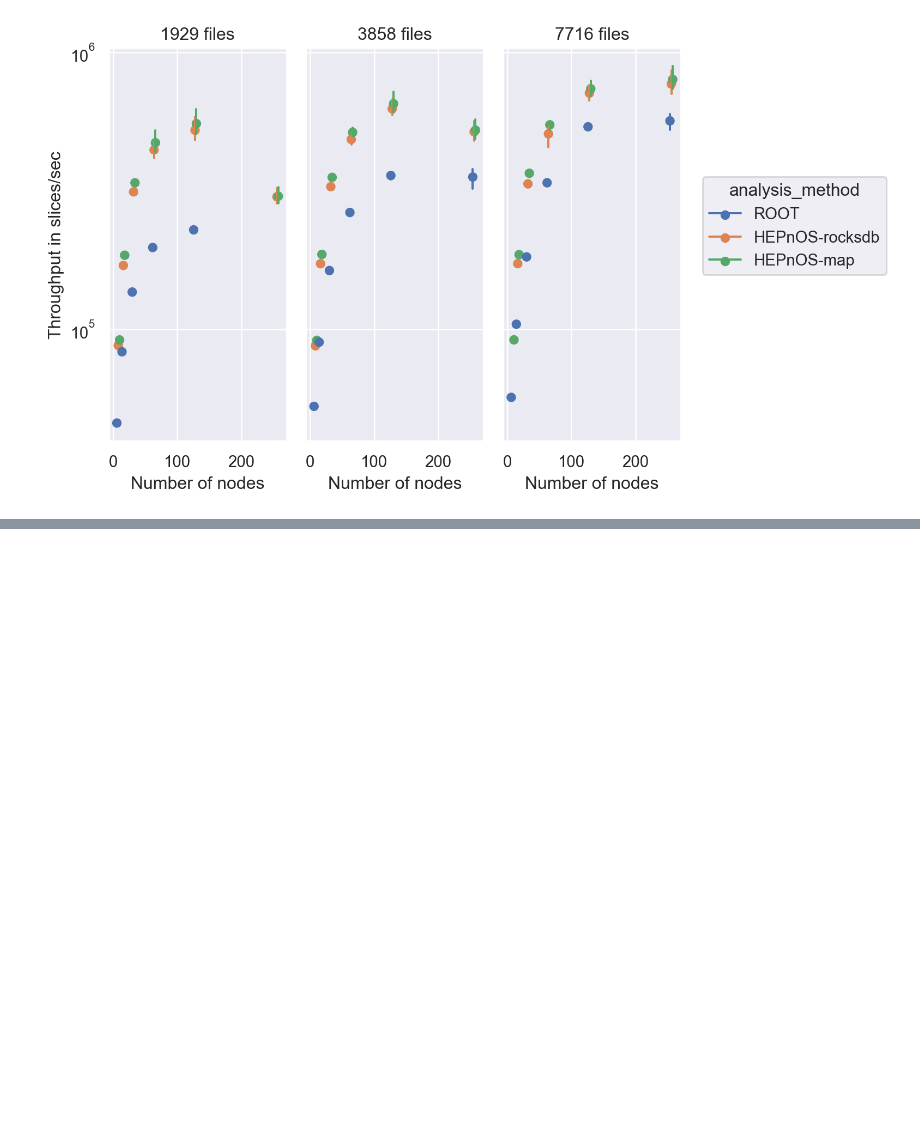
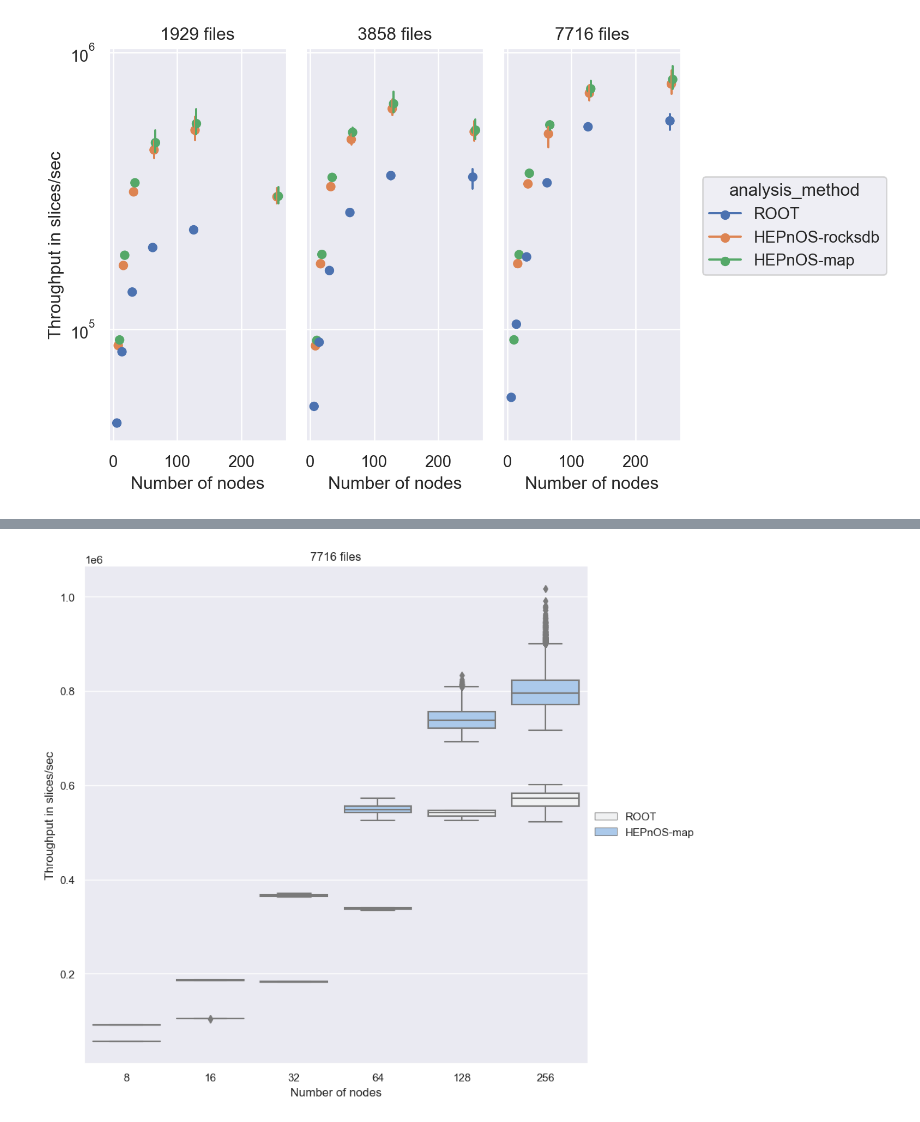
Before and after one commit to HEPonHPC/hepnos_eventselection, a Jupyter notebook: scaling/final/compare_slice_throughput.ipynb, the cells around one changed output, grey strips where cells are left out. Cells and saved outputs as stored; diff of their text form; code cells hidden in the pictures; blank space fills up the shorter version.

```diff
--- a/scaling/final/compare_slice_throughput.ipynb
+++ b/scaling/final/compare_slice_throughput.ipynb
@@ -127,0 +126,17 @@ g.add_legend()
+# %%
+g = sns.FacetGrid(times_combined[(times_combined["files"]==7716) & (times_combined["analysis_method"]!="HEPnOS-rocksdb")], height=8, col="files")
+g.map_dataframe(sns.boxplot,
+                x="total_num_nodes",
+                y="throughput",
+                hue="analysis_method",
+                dodge=False)
+                #hue_order = ['ROOT', 'HEPnOS-map'])
+                #split=True)
+#g.set(yscale="log")
+g.set_xlabels("Number of nodes")
+g.set_ylabels("Throughput in slices/sec")
+g.set_titles("{col_name} files")
+g.add_legend()
+g.savefig("7716_hepnos_rocksdb_root_throughput.svg", dpi=500, bbox_inches="tight")
+# %% [output]
+[figure, added]
```
Also changed, not shown: parts of 8 cells of this notebook, 3 other files.
